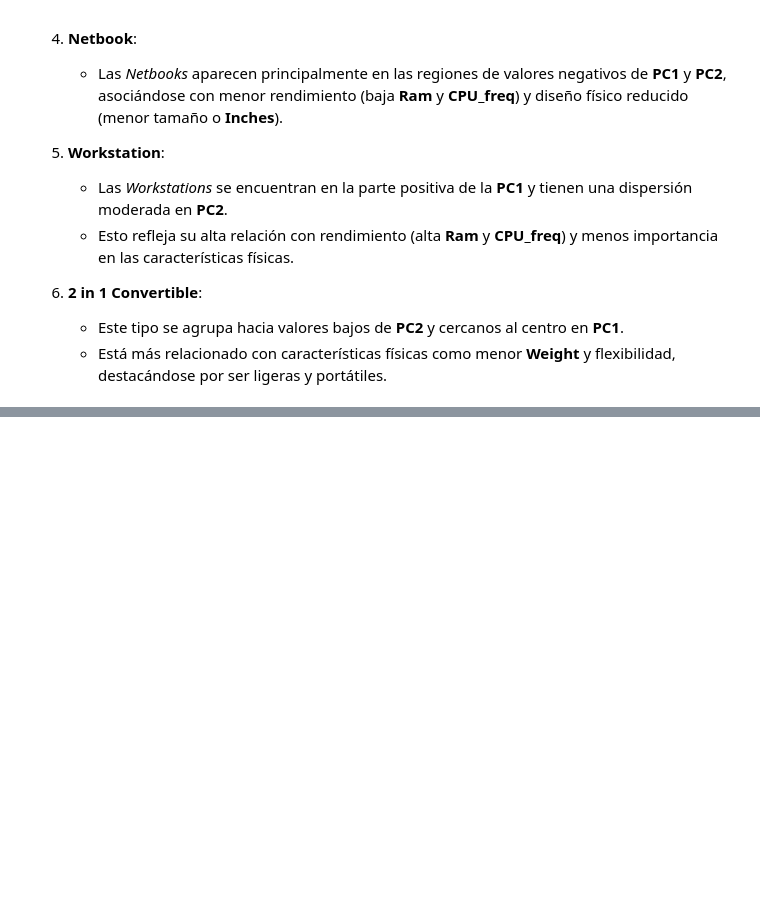
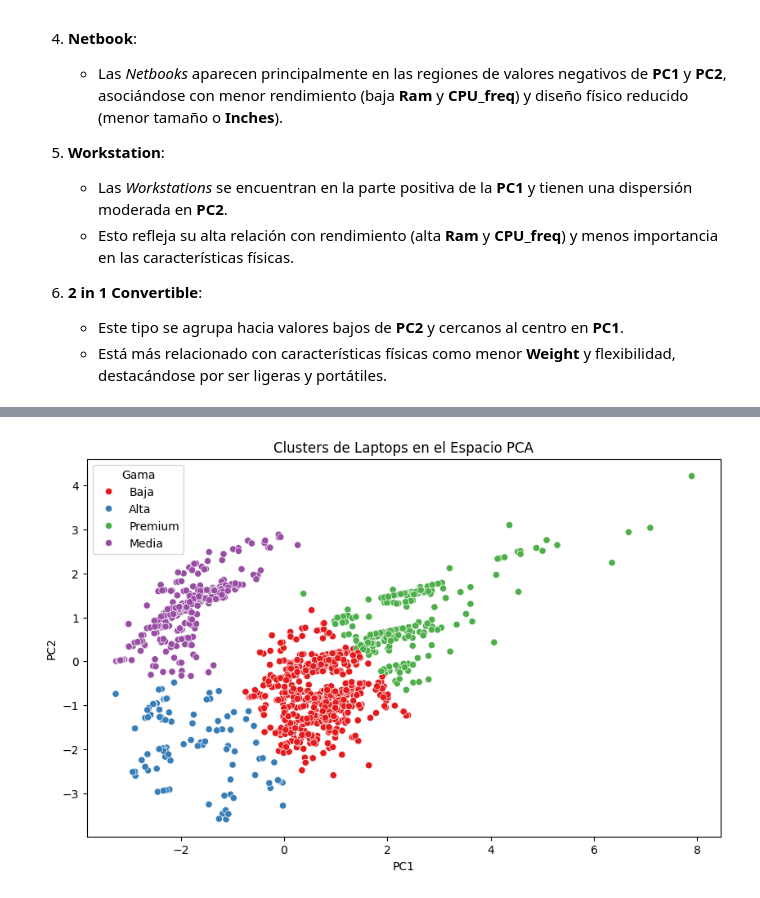
Before and after one commit to gaboCiber/A-statistical-analisis-of-Laptop-Prices, a Jupyter notebook: laptop_prices.ipynb, the cells around one changed output, grey strips where cells are left out. Cells and saved outputs as stored; diff of their text form; code cells hidden in the pictures; blank space fills up the shorter version.

```diff
--- a/laptop_prices.ipynb
+++ b/laptop_prices.ipynb
@@ -2364,0 +2339,16 @@ plt.show()
+# %%
+# Agregar la asignación de clusters al dataset
+df['Cluster'] = kmeans.labels_
+
+# Calcular estadísticas por cluster
+cluster_summary = df.groupby('Cluster').mean()
+
+# Ordenar por precio promedio
+cluster_summary = cluster_summary.sort_values(by='Price_euros')
+
+# Asignar etiquetas de gama
+gama_labels = {0: 'Baja', 1: 'Media', 2: 'Alta', 3: 'Premium'}
+df['Gama'] = df['Cluster'].map(gama_labels)
+
+print(cluster_summary)
+print(df[['Cluster', 'Gama']])
@@ -2364,0 +2373,10 @@ plt.show()
+# %%
+plt.figure(figsize=(10, 6))
+sns.scatterplot(x=pca_components[:, 0], y=pca_components[:, 1], hue=df['Gama'], palette='Set1')
+plt.xlabel("PC1")
+plt.ylabel("PC2")
+plt.title("Clusters de Laptops en el Espacio PCA")
+plt.legend(title="Gama")
+plt.show()
+# %% [output]
+[figure, added]
```
Also changed, not shown: parts of 12 cells of this notebook.
